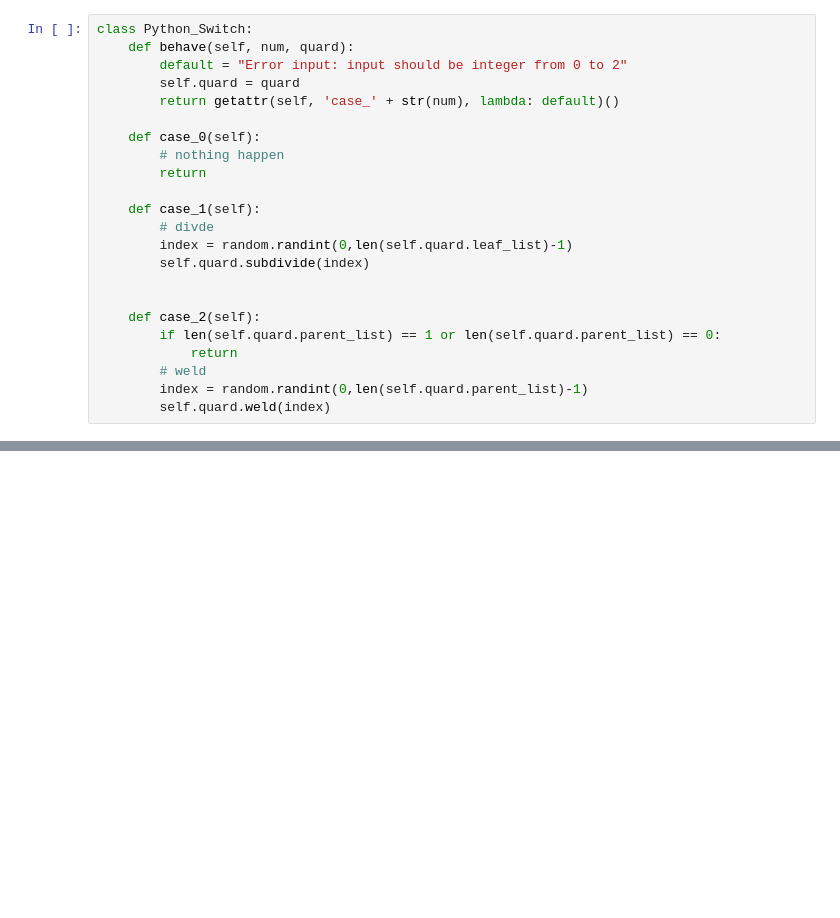
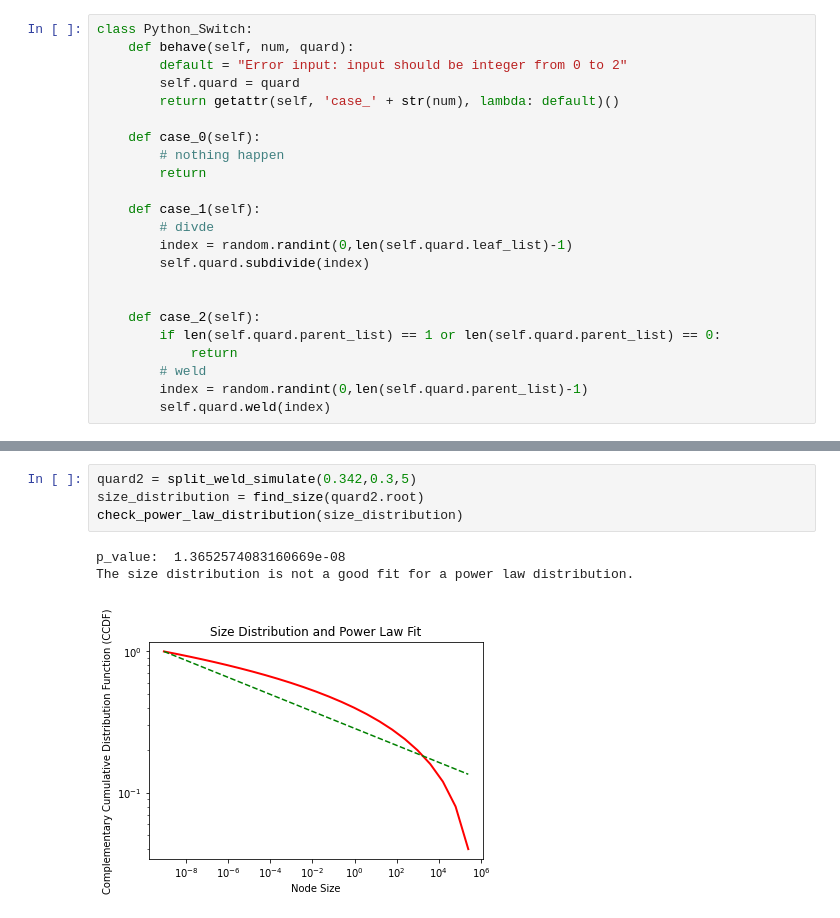
Before and after one commit to Marissa-working/Ice-Floe-Research, a Jupyter notebook: quadtreee.ipynb, the cells around one changed output, grey strips where cells are left out. Saved outputs shown, nothing was run; the diff lists cells and outputs as text; blank space fills up the shorter version.

```diff
--- a/quadtreee.ipynb
+++ b/quadtreee.ipynb
@@ -307,0 +256,8 @@ The size distribution is not a good fit for a power law distribution.
+# %%
+quard2 = split_weld_simulate(0.342,0.3,5)
+size_distribution = find_size(quard2.root)
+check_power_law_distribution(size_distribution)
+# %% [output]
+p_value:  1.3652574083160669e-08
+The size distribution is not a good fit for a power law distribution.
+[figure, added]
```
Also changed, not shown: parts of 43 cells of this notebook.
